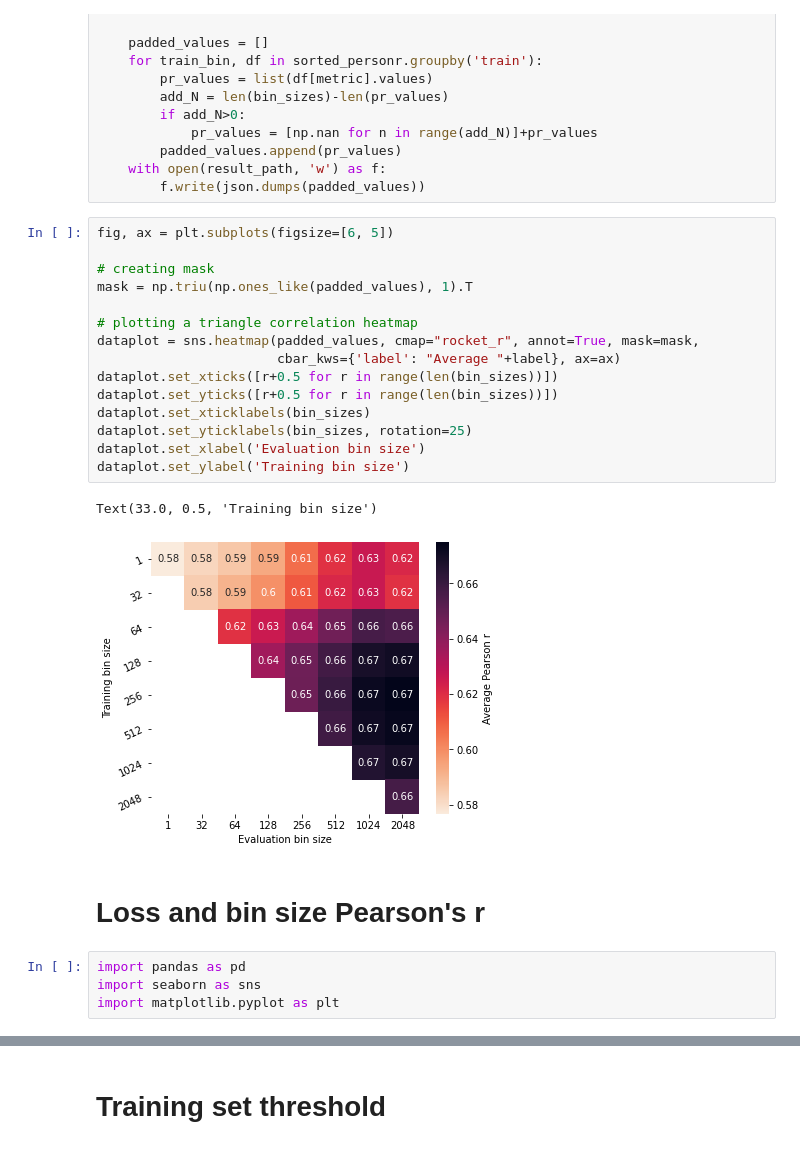
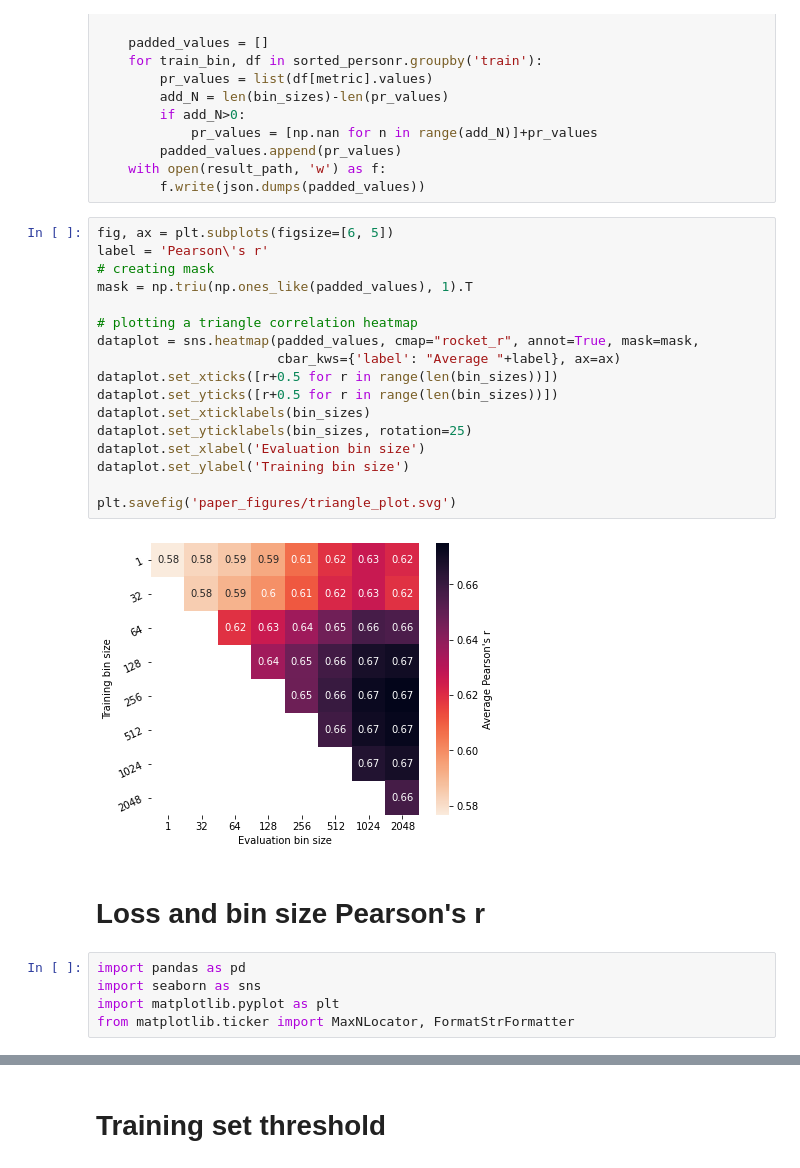
Before and after one commit to amberT15/QuantPred, a Jupyter notebook: Paper_result_compile.ipynb, the cells around one changed output, grey strips where cells are left out. Drawn from its saved outputs; the diff is of its cells as text.

```diff
--- a/Paper_result_compile.ipynb
+++ b/Paper_result_compile.ipynb
@@ -60,28 +57,30 @@ else:
         f.write(json.dumps(padded_values))
 # %%
 fig, ax = plt.subplots(figsize=[6, 5])
-
+label = 'Pearson\'s r'
 # creating mask
 mask = np.triu(np.ones_like(padded_values), 1).T
 
 # plotting a triangle correlation heatmap
 dataplot = sns.heatmap(padded_values, cmap="rocket_r", annot=True, mask=mask,
                        cbar_kws={'label': "Average "+label}, ax=ax)
 dataplot.set_xticks([r+0.5 for r in range(len(bin_sizes))])
 dataplot.set_yticks([r+0.5 for r in range(len(bin_sizes))])
 dataplot.set_xticklabels(bin_sizes)
 dataplot.set_yticklabels(bin_sizes, rotation=25)
 dataplot.set_xlabel('Evaluation bin size')
 dataplot.set_ylabel('Training bin size')
+
+plt.savefig('paper_figures/triangle_plot.svg')
 # %% [output]
-Text(33.0, 0.5, 'Training bin size')
-[figure, old version]
+[figure, new version]
 # %% [markdown]
 # Loss and bin size Pearson's r
 # %%
 import pandas as pd
 import seaborn as sns
 import matplotlib.pyplot as plt
+from matplotlib.ticker import MaxNLocator, FormatStrFormatter
 # %%
 summary_performance = pd.read_csv('/mnt/31dac31c-c4e2-4704-97bd-0788af37c5eb/model_evaluations/binloss_basenji.csv')
 
```
Also changed, not shown: parts of 3 cells of this notebook.
